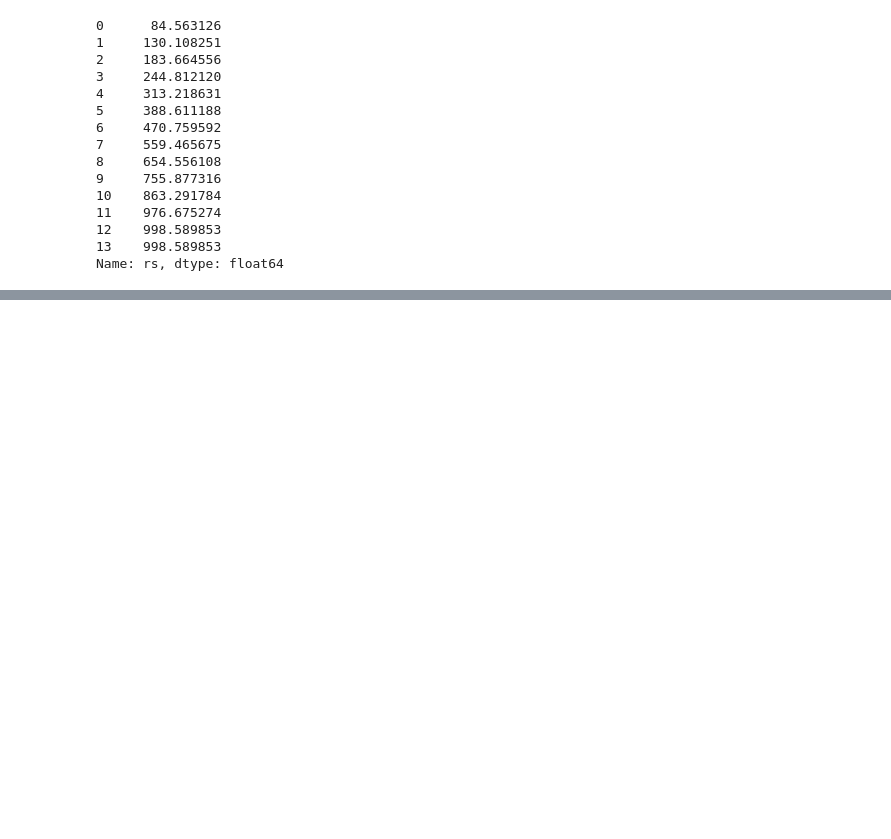
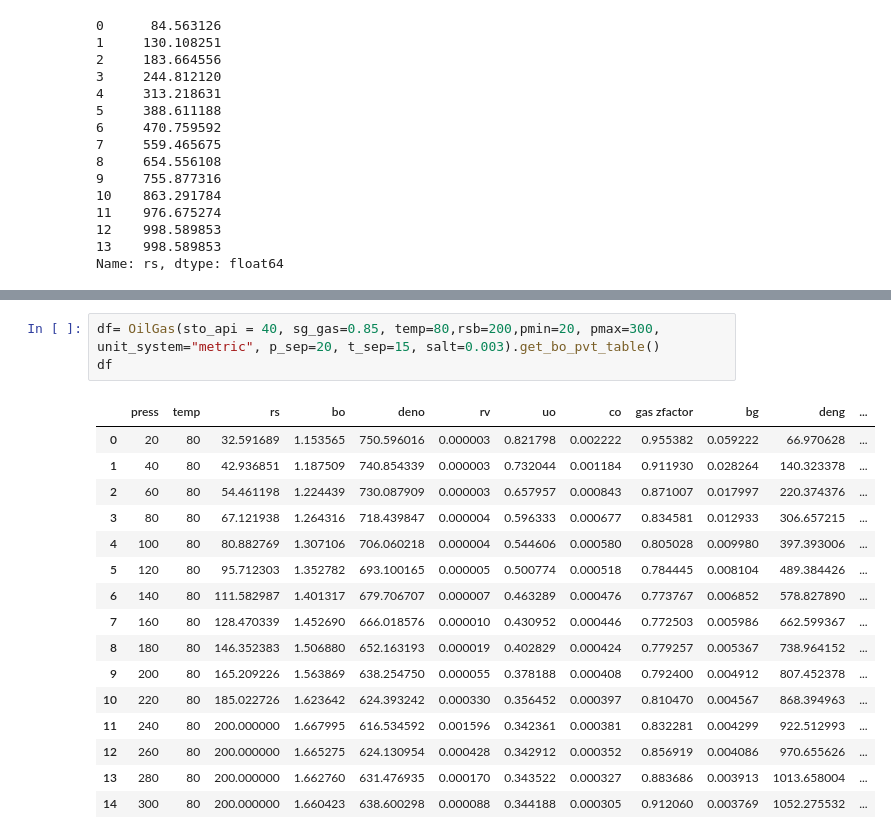
Before and after one commit to miroine/py_pvt, a Jupyter notebook: pvt/notebooks/pvt_correlation.ipynb, the cells around one changed output, grey strips where cells are left out. Saved outputs shown, nothing was run; the diff lists cells and outputs as text; blank space fills up the shorter version.

```diff
--- a/pvt/notebooks/pvt_correlation.ipynb
+++ b/pvt/notebooks/pvt_correlation.ipynb
@@ -1160,0 +1140,20 @@ Oil().oil_bo(temp=80, sg_gas=0.85, rs=rsb, sto_api=40, press=p)
+# %%
+df= OilGas(sto_api = 40, sg_gas=0.85, temp=80,rsb=200,pmin=20, pmax=300, unit_system="metric", p_sep=20, t_sep=15, salt=0.003).get_bo_pvt_table()
+df
+# %% [output]
+|  | press | temp | rs | bo | deno | rv | uo | co | gas zfactor | bg | deng | ... |
+| 0 | 20 | 80 | 32.591689 | 1.153565 | 750.596016 | 0.000003 | 0.821798 | 0.002222 | 0.955382 | 0.059222 | 66.970628 | ... |
+| 1 | 40 | 80 | 42.936851 | 1.187509 | 740.854339 | 0.000003 | 0.732044 | 0.001184 | 0.911930 | 0.028264 | 140.323378 | ... |
+| 2 | 60 | 80 | 54.461198 | 1.224439 | 730.087909 | 0.000003 | 0.657957 | 0.000843 | 0.871007 | 0.017997 | 220.374376 | ... |
+| 3 | 80 | 80 | 67.121938 | 1.264316 | 718.439847 | 0.000004 | 0.596333 | 0.000677 | 0.834581 | 0.012933 | 306.657215 | ... |
+| 4 | 100 | 80 | 80.882769 | 1.307106 | 706.060218 | 0.000004 | 0.544606 | 0.000580 | 0.805028 | 0.009980 | 397.393006 | ... |
+| 5 | 120 | 80 | 95.712303 | 1.352782 | 693.100165 | 0.000005 | 0.500774 | 0.000518 | 0.784445 | 0.008104 | 489.384426 | ... |
+| 6 | 140 | 80 | 111.582987 | 1.401317 | 679.706707 | 0.000007 | 0.463289 | 0.000476 | 0.773767 | 0.006852 | 578.827890 | ... |
+| 7 | 160 | 80 | 128.470339 | 1.452690 | 666.018576 | 0.000010 | 0.430952 | 0.000446 | 0.772503 | 0.005986 | 662.599367 | ... |
+| 8 | 180 | 80 | 146.352383 | 1.506880 | 652.163193 | 0.000019 | 0.402829 | 0.000424 | 0.779257 | 0.005367 | 738.964152 | ... |
+| 9 | 200 | 80 | 165.209226 | 1.563869 | 638.254750 | 0.000055 | 0.378188 | 0.000408 | 0.792400 | 0.004912 | 807.452378 | ... |
+| 10 | 220 | 80 | 185.022726 | 1.623642 | 624.393242 | 0.000330 | 0.356452 | 0.000397 | 0.810470 | 0.004567 | 868.394963 | ... |
+| 11 | 240 | 80 | 200.000000 | 1.667995 | 616.534592 | 0.001596 | 0.342361 | 0.000381 | 0.832281 | 0.004299 | 922.512993 | ... |
+| 12 | 260 | 80 | 200.000000 | 1.665275 | 624.130954 | 0.000428 | 0.342912 | 0.000352 | 0.856919 | 0.004086 | 970.655626 | ... |
+| 13 | 280 | 80 | 200.000000 | 1.662760 | 631.476935 | 0.000170 | 0.343522 | 0.000327 | 0.883686 | 0.003913 | 1013.658004 | ... |
+| 14 | 300 | 80 | 200.000000 | 1.660423 | 638.600298 | 0.000088 | 0.344188 | 0.000305 | 0.912060 | 0.003769 | 1052.275532 | ... |
```
Also changed, not shown: parts of 11 cells of this notebook, 3 other files.
